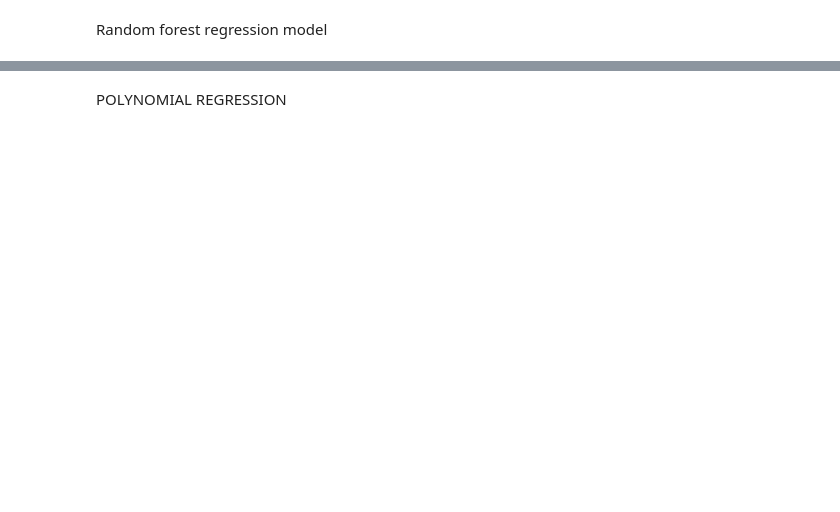
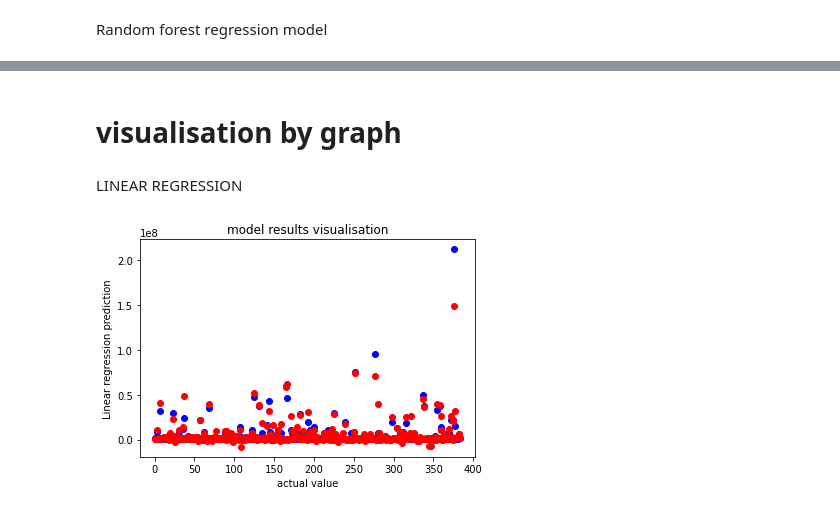
Before and after one commit to Wansh619/GdscPrj1, a Jupyter notebook: pr1GDSC.ipynb, the cells around one changed output, grey strips where cells are left out. Cells and saved outputs as stored; diff of their text form; code cells hidden in the pictures; blank space fills up the shorter version.

```diff
--- a/pr1GDSC.ipynb
+++ b/pr1GDSC.ipynb
@@ -339,2 +326,4 @@ r2_score(y_test,RFRpred)
+# %% [markdown]
+# **visualisation by graph**
 # %% [markdown]
-POLYNOMIAL REGRESSION
+LINEAR REGRESSION
@@ -345,0 +330,24 @@ x_poly=pf.fit_transform(x_test)
+# %%
+ x=0
+
+for i in y_test:
+  x=x+1
+  plt.scatter(x,i,color='blue')
+
+ x=0
+
+for i in LRpred:
+  x=x+1
+  plt.scatter(x,i,color='red')
+
+
+
+
+plt.xlabel('actual value')
+plt.ylabel('Linear regression prediction')
+plt.title('model results visualisation')
+# plt.ylim([0,])
+
+plt.show()
+# %% [output]
+[figure, added]
```
Also changed, not shown: parts of 14 cells of this notebook.
